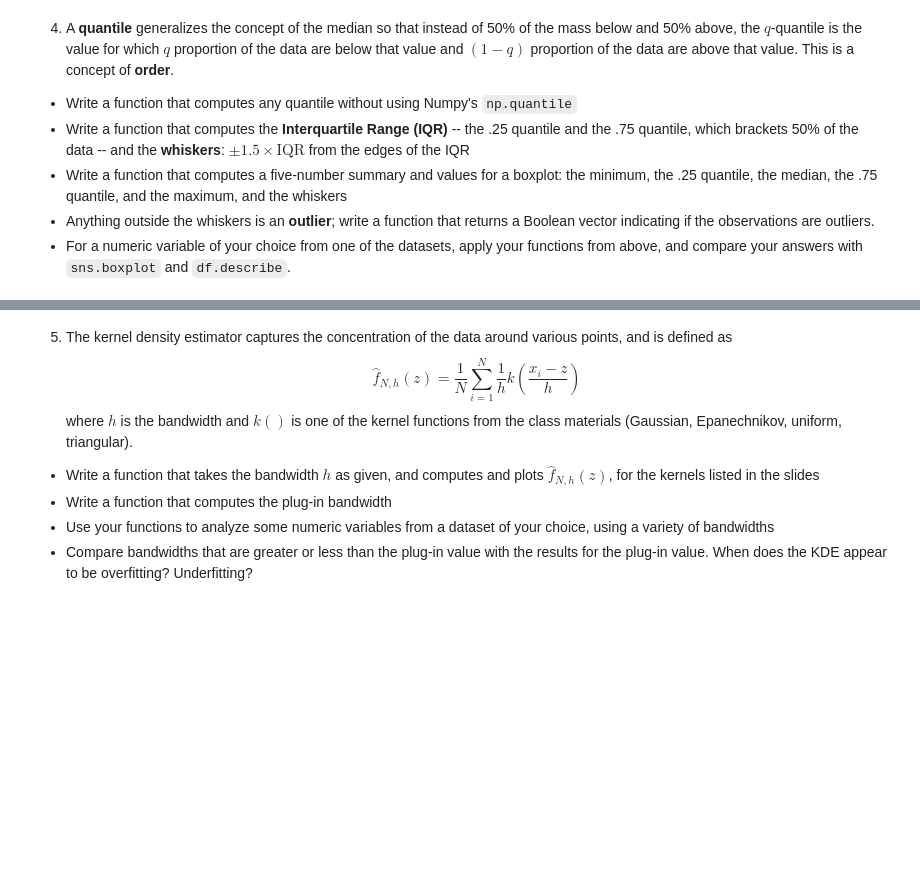
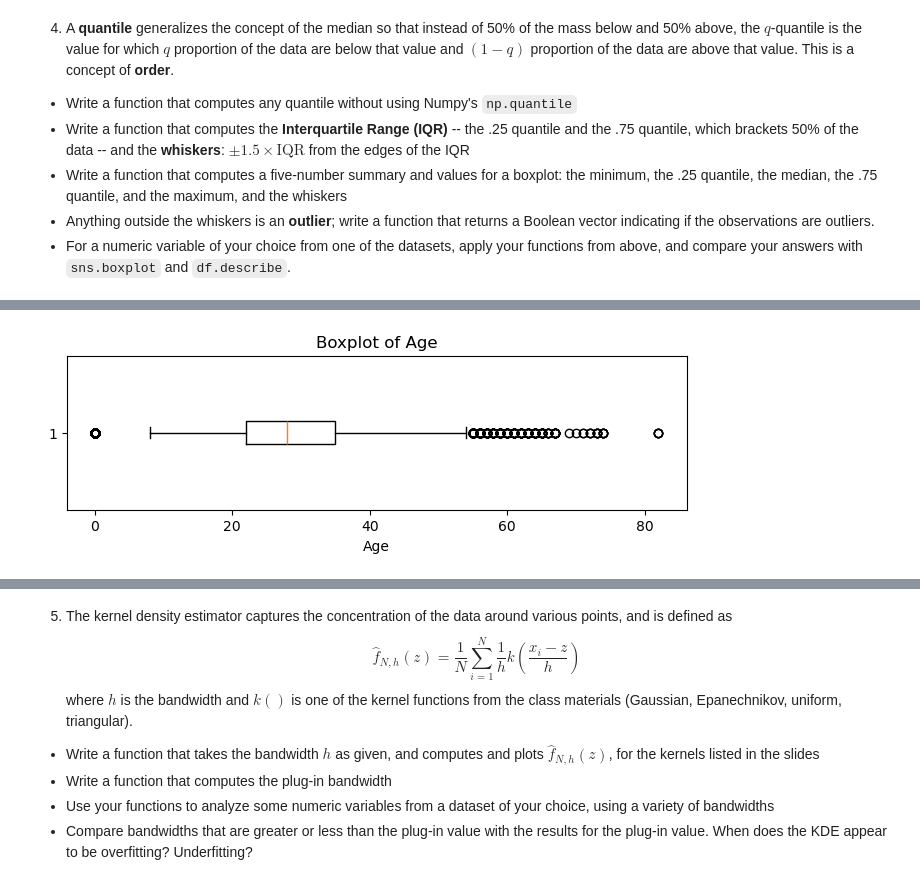
Before and after one commit to rde6mn/DS5030-Assignment2, a Jupyter notebook: assignment_2.ipynb, the cells around one changed output, grey strips where cells are left out. Saved outputs shown, nothing was run; the diff lists cells and outputs as text; code cells hidden in the pictures; blank space fills up the shorter version.

```diff
--- a/assignment_2.ipynb
+++ b/assignment_2.ipynb
@@ -125,3 +165,5 @@ for N in (3,30,300,3000):
 - Write a function that computes a five-number summary and values for a boxplot: the minimum, the .25 quantile, the median, the .75 quantile, and the maximum, and the whiskers
 - Anything outside the whiskers is an **outlier**; write a function that returns a Boolean vector indicating if the observations are outliers.
 - For a numeric variable of your choice from one of the datasets, apply your functions from above, and compare your answers with `sns.boxplot` and `df.describe`.
+# %%
+df = pd.read_csv('mn_police_use_of_force.csv')
@@ -127,0 +246,10 @@ for N in (3,30,300,3000):
+# %%
+import matplotlib.pyplot as plt
+
+plt.figure(figsize=(8, 2))
+plt.boxplot(df['age'].dropna(), vert=False)
+plt.title('Boxplot of Age')
+plt.xlabel('Age')
+plt.show()
+# %% [output]
+[figure, added]
```
Also changed, not shown: parts of 16 cells of this notebook, 1 other file.
